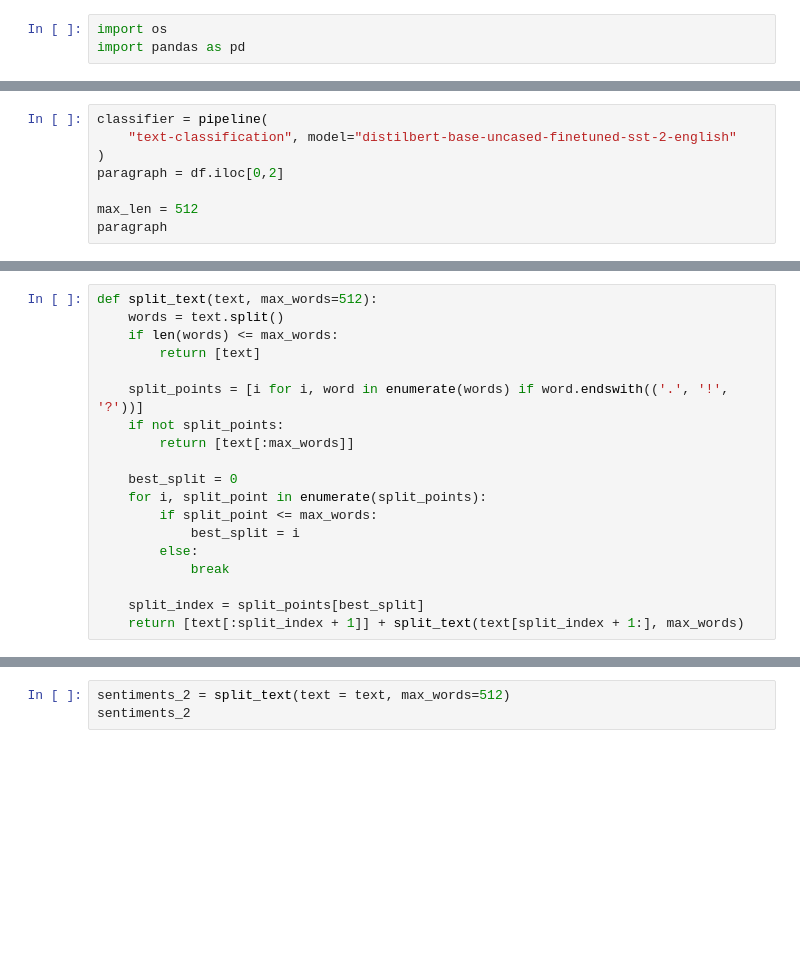
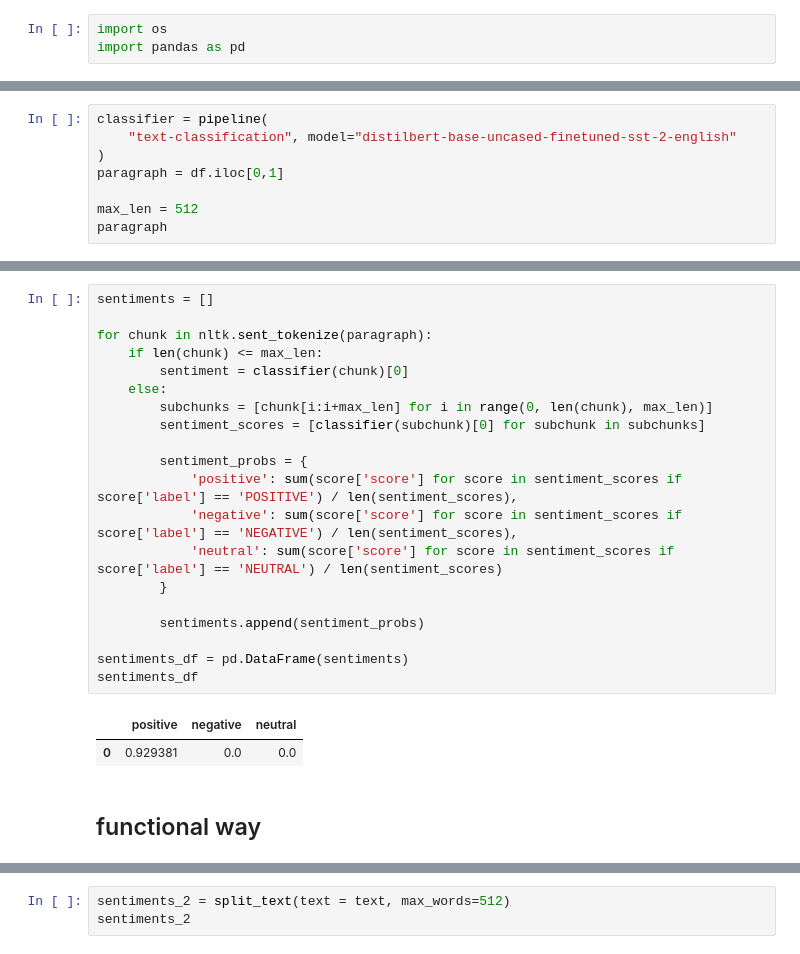
Before and after one commit to OzodbekOzodov/stock-market-and-speeches, a Jupyter notebook: project.ipynb, the cells around one changed output, grey strips where cells are left out. Saved outputs shown, nothing was run; the diff lists cells and outputs as text; blank space fills up the shorter version.

```diff
--- a/project.ipynb
+++ b/project.ipynb
@@ -87,7 +95,7 @@ from transformers import pipeline
 classifier = pipeline(
     "text-classification", model="distilbert-base-uncased-finetuned-sst-2-english"
 )
-paragraph = df.iloc[0,2]
+paragraph = df.iloc[0,1]
 
 max_len = 512
 paragraph
@@ -124,19 +118,25 @@ sentiments_df
-# %%
-def split_text(text, max_words=512):
-    words = text.split()
-    if len(words) <= max_words:
-        return [text]
-
-    split_points = [i for i, word in enumerate(words) if word.endswith(('.', '!', '?'))]
-    if not split_points:
-        return [text[:max_words]]
-
-    best_split = 0
-    for i, split_point in enumerate(split_points):
-        if split_point <= max_words:
-            best_split = i
-        else:
-            break
-
-    split_index = split_points[best_split]
-    return [text[:split_index + 1]] + split_text(text[split_index + 1:], max_words)
+# %%
+sentiments = []
+
+for chunk in nltk.sent_tokenize(paragraph):
+    if len(chunk) <= max_len:
+        sentiment = classifier(chunk)[0]
+    else:
+        subchunks = [chunk[i:i+max_len] for i in range(0, len(chunk), max_len)]
+        sentiment_scores = [classifier(subchunk)[0] for subchunk in subchunks]
+
+        sentiment_probs = {
+            'positive': sum(score['score'] for score in sentiment_scores if score['label'] == 'POSITIVE') / len(sentiment_scores),
+            'negative': sum(score['score'] for score in sentiment_scores if score['label'] == 'NEGATIVE') / len(sentiment_scores),
+            'neutral': sum(score['score'] for score in sentiment_scores if score['label'] == 'NEUTRAL') / len(sentiment_scores)
+        }
+
+        sentiments.append(sentiment_probs)
+
+sentiments_df = pd.DataFrame(sentiments)
+sentiments_df
+# %% [output]
+|  | positive | negative | neutral |
+| 0 | 0.929381 | 0.0 | 0.0 |
+# %% [markdown]
+## functional way
```
Also changed, not shown: parts of 25 cells of this notebook, 4 other files.
